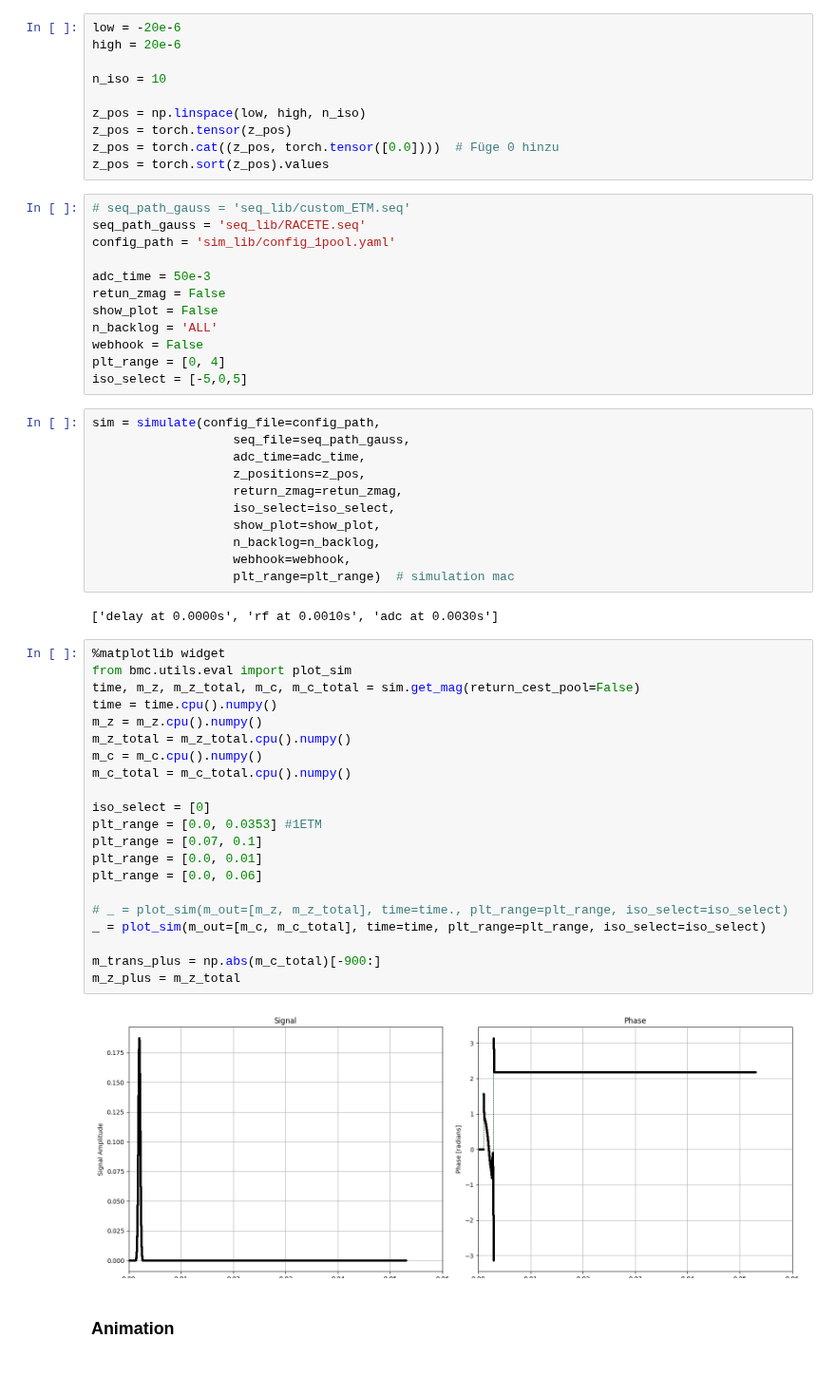
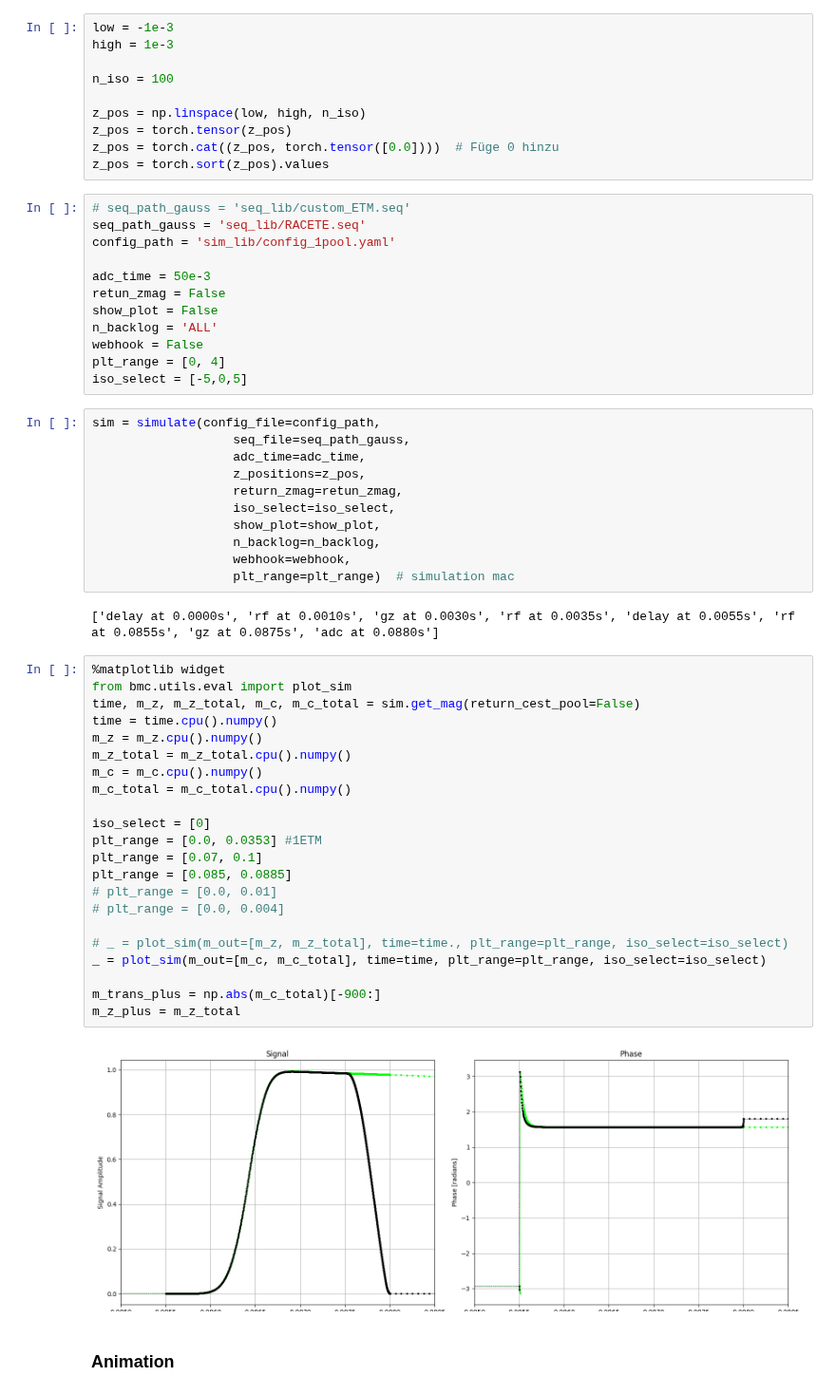
Before and after one commit to dantona02/optim, a Jupyter notebook: testing.ipynb, the cells around one changed output. Shown at 95% size. Drawn from its saved outputs; the diff is of its cells as text.

```diff
--- a/testing.ipynb
+++ b/testing.ipynb
@@ -6,10 +6,10 @@ import numpy as np
 import torch
 import matplotlib.pyplot as plt
 # %%
-low = -20e-6
-high = 20e-6
+low = -1e-3
+high = 1e-3
 
-n_iso = 10
+n_iso = 100
 
 z_pos = np.linspace(low, high, n_iso)
 z_pos = torch.tensor(z_pos)
@@ -39,30 +39,31 @@ sim = simulate(config_file=config_path,
                    webhook=webhook,
                    plt_range=plt_range)  # simulation mac
 # %% [output]
-['delay at 0.0000s', 'rf at 0.0010s', 'adc at 0.0030s']
+['delay at 0.0000s', 'rf at 0.0010s', 'gz at 0.0030s', 'rf at 0.0035s', 'delay at 0.0055s', 'rf at 0.0855s', 'gz at 0.0875s', 'adc at 0.0880s']
 # %%
 %matplotlib widget
 from bmc.utils.eval import plot_sim
 time, m_z, m_z_total, m_c, m_c_total = sim.get_mag(return_cest_pool=False)
 time = time.cpu().numpy()
 m_z = m_z.cpu().numpy()
 m_z_total = m_z_total.cpu().numpy()
 m_c = m_c.cpu().numpy()
 m_c_total = m_c_total.cpu().numpy()
 
 iso_select = [0]
 plt_range = [0.0, 0.0353] #1ETM
 plt_range = [0.07, 0.1]
-plt_range = [0.0, 0.01]
-plt_range = [0.0, 0.06]
+plt_range = [0.085, 0.0885]
+# plt_range = [0.0, 0.01]
+# plt_range = [0.0, 0.004]
 
 # _ = plot_sim(m_out=[m_z, m_z_total], time=time., plt_range=plt_range, iso_select=iso_select)
 _ = plot_sim(m_out=[m_c, m_c_total], time=time, plt_range=plt_range, iso_select=iso_select)
 
 m_trans_plus = np.abs(m_c_total)[-900:]
 m_z_plus = m_z_total
 # %% [output]
-[figure, old version]
+[figure, new version]
 # %% [markdown]
 ### Animation
 # %%
```
Also changed, not shown: parts of 5 cells of this notebook, 10 other files.
